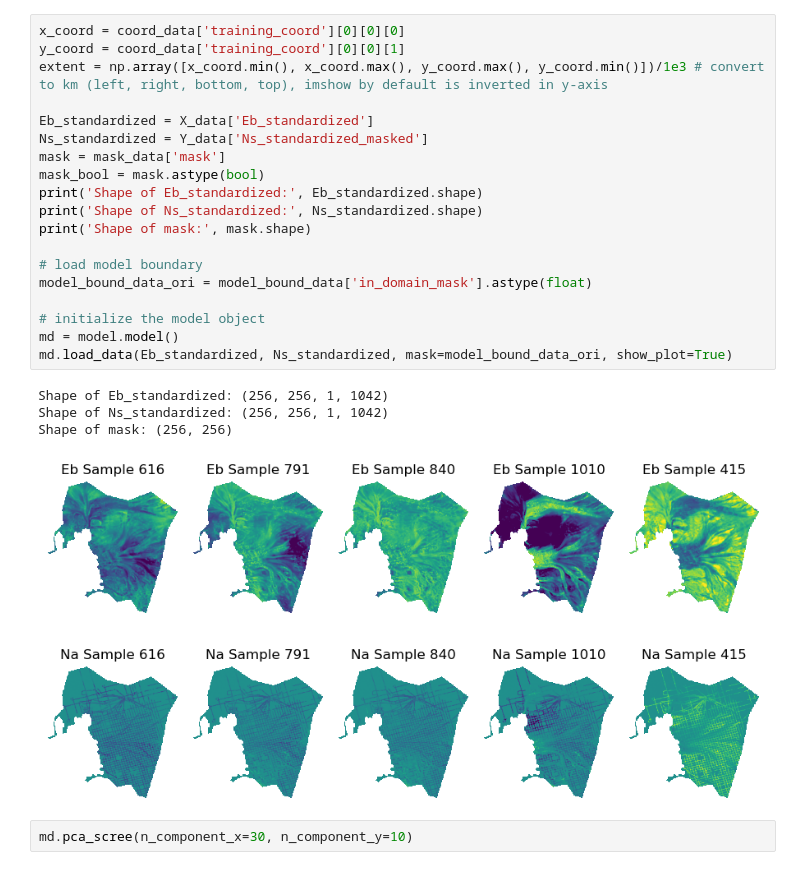
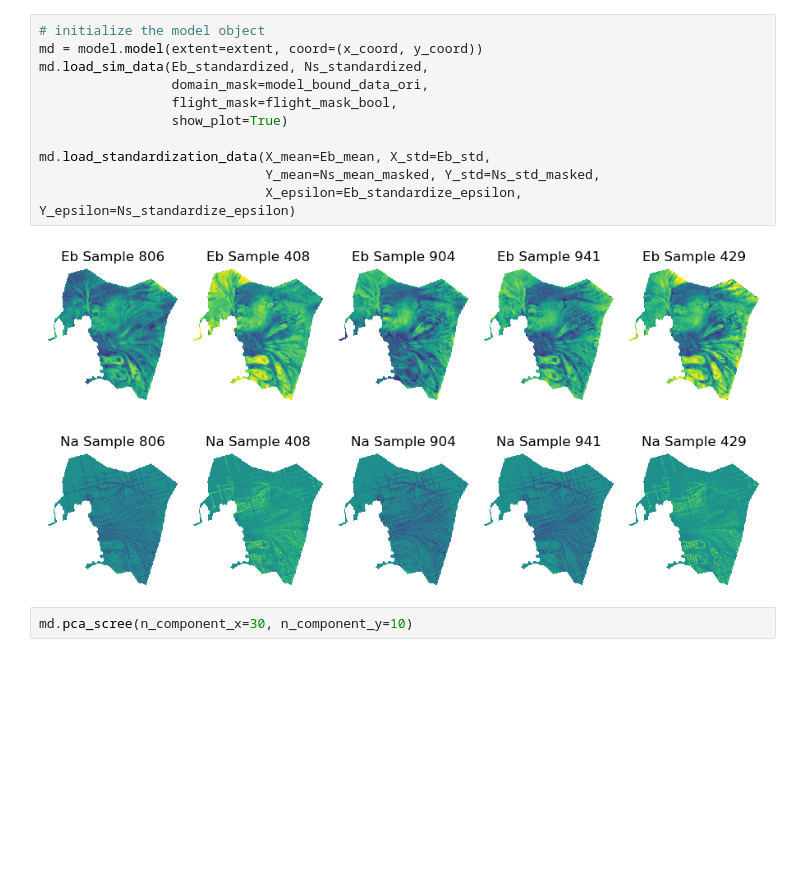
Before and after one commit to alastairyang/GMR-inference, a Jupyter notebook: notebooks/main.ipynb, the cells around one changed output. Cells and saved outputs as stored; diff of their text form; blank space fills up the shorter version.

Commit message:
obs data loading done

```diff
--- a/notebooks/main.ipynb
+++ b/notebooks/main.ipynb
@@ -65,27 +113,16 @@ Ns_standardize_epsilon: 0.262291780650704
 # %%
-x_coord = coord_data['training_coord'][0][0][0]
-y_coord = coord_data['training_coord'][0][0][1]
-extent = np.array([x_coord.min(), x_coord.max(), y_coord.max(), y_coord.min()])/1e3 # convert to km (left, right, bottom, top), imshow by default is inverted in y-axis
+# initialize the model object
+md = model.model(extent=extent, coord=(x_coord, y_coord))
+md.load_sim_data(Eb_standardized, Ns_standardized,
+                 domain_mask=model_bound_data_ori,
+                 flight_mask=flight_mask_bool,
+                 show_plot=True)
 
-Eb_standardized = X_data['Eb_standardized']
-Ns_standardized = Y_data['Ns_standardized_masked']
-mask = mask_data['mask']
-mask_bool = mask.astype(bool)
-print('Shape of Eb_standardized:', Eb_standardized.shape)
-print('Shape of Ns_standardized:', Ns_standardized.shape)
-print('Shape of mask:', mask.shape)
-
-# load model boundary
-model_bound_data_ori = model_bound_data['in_domain_mask'].astype(float)
-
-# initialize the model object
-md = model.model()
-md.load_data(Eb_standardized, Ns_standardized, mask=model_bound_data_ori, show_plot=True)
+md.load_standardization_data(X_mean=Eb_mean, X_std=Eb_std,
+                             Y_mean=Ns_mean_masked, Y_std=Ns_std_masked,
+                             X_epsilon=Eb_standardize_epsilon, Y_epsilon=Ns_standardize_epsilon)
 # %% [output]
-Shape of Eb_standardized: (256, 256, 1, 1042)
-Shape of Ns_standardized: (256, 256, 1, 1042)
-Shape of mask: (256, 256)
-[figure, old version]
+[figure, new version]
 # %%
 md.pca_scree(n_component_x=30, n_component_y=10)
 # %% [output]
```
Also changed, not shown: parts of 3 cells of this notebook, 1 other file.
